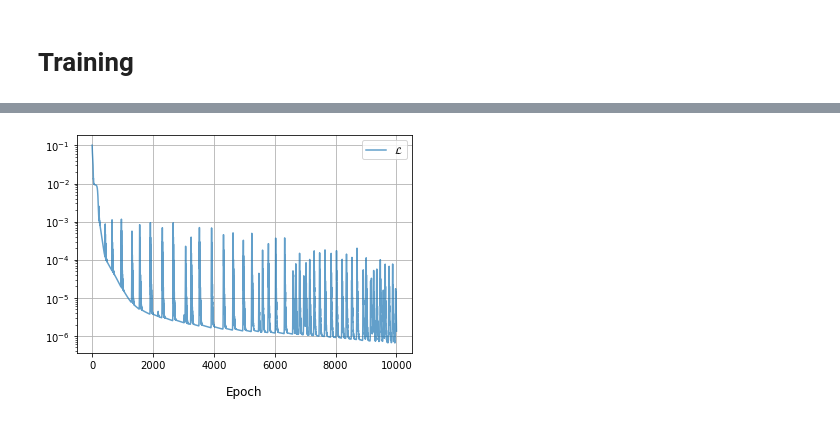
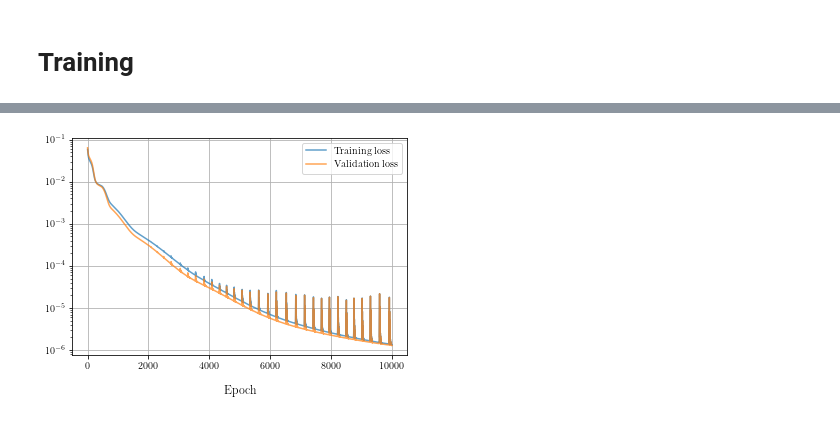
Before and after one commit to lechevaa/CEMRACS_SciML, a Jupyter notebook: dev/learning operator with mlp.ipynb, the cells around one changed output, grey strips where cells are left out. Saved outputs shown, nothing was run; the diff lists cells and outputs as text; code cells hidden in the pictures.

```diff
--- a/dev/learning operator with mlp.ipynb
+++ b/dev/learning operator with mlp.ipynb
@@ -24,0 +70,9 @@ nx = 100
+# %%
+D_train = torch.Tensor(D_train).to(device)
+U_train = torch.Tensor(U_train).to(device)
+
+D_val = torch.Tensor(D_val).to(device)
+U_val = torch.Tensor(U_val).to(device)
+
+D_test = torch.Tensor(D_test).to(device)
+U_test = torch.Tensor(U_test).to(device)
@@ -39,4 +95,5 @@ device : cuda
 def loss_fn(x, y = 0):
     return torch.square(y - x).mean()
 # %%
-optimizer = torch.optim.Adam(model.parameters(), lr = 1e-3)
+lr = 1e-4
+optimizer = torch.optim.Adam(model.parameters(), lr = lr)
@@ -77,7 +102,8 @@ U = torch.Tensor(U).to(device)
 # %%
 num_epochs = 10000
 # %%
-log = []
+log_train = []
+log_val = []
 # %%
 %%time
 
@@ -85,9 +111,14 @@ loading_bar = tqdm(range(num_epochs + 1), colour = 'blue')
 
 for ep in loading_bar :
 
-    U_pred = model(D)
+    with torch.no_grad():
+        U_val_pred = model(D_val)
+        loss_val = loss_fn(U_val_pred, U_val)
+        log_val.append(loss_val.item())
 
-    loss = loss_fn(U_pred, U)
+    U_train_pred = model(D_train)
+
+    loss = loss_fn(U_train_pred, U_train)
 
     loss.backward()
 
@@ -95,10 +126,7 @@ for ep in loading_bar :
 
     optimizer.zero_grad()
 
-    log.append(loss.item())
+    log_train.append(loss.item())
 
-    loading_bar.set_description('loss : %.2e'%(log[-1]))
-
-    #if ep % 1000 == 0 :
-        #tqdm.write('epoch %d, loss: %.2e' %(ep, loss.item()))
+    loading_bar.set_description('training loss : %.2e, validation loss : %.2e'%(log_train[-1], log_val[-1]))
 # %% [output]
@@ -107,15 +135,14 @@ Wall time: 15.4 s
 # %%
 fig, ax = plt.subplots(1, 1)
 
 ax.grid(True)
 ax.set_yscale('log')
 ax.set_xlabel('Epoch', fontsize = 12, labelpad=15)
-#ax.ticklabel_format(style='sci', axis='x', scilimits=(3, 3))
-
-ax.plot(log, label = '$\mathcal{L}$', alpha=.7)
+ax.plot(log_train, label = 'Training loss', alpha=.7)
+ax.plot(log_val, label = 'Validation loss', alpha=.7)
 
 ax.legend()
-#plt.savefig('losse.pdf', bbox_inches ='tight')
+plt.savefig('loss.pdf', bbox_inches ='tight')
 plt.show()
 # %% [output]
-[figure, old version]
+[figure, new version]
```
Also changed, not shown: parts of 41 cells of this notebook, 7 other files.
